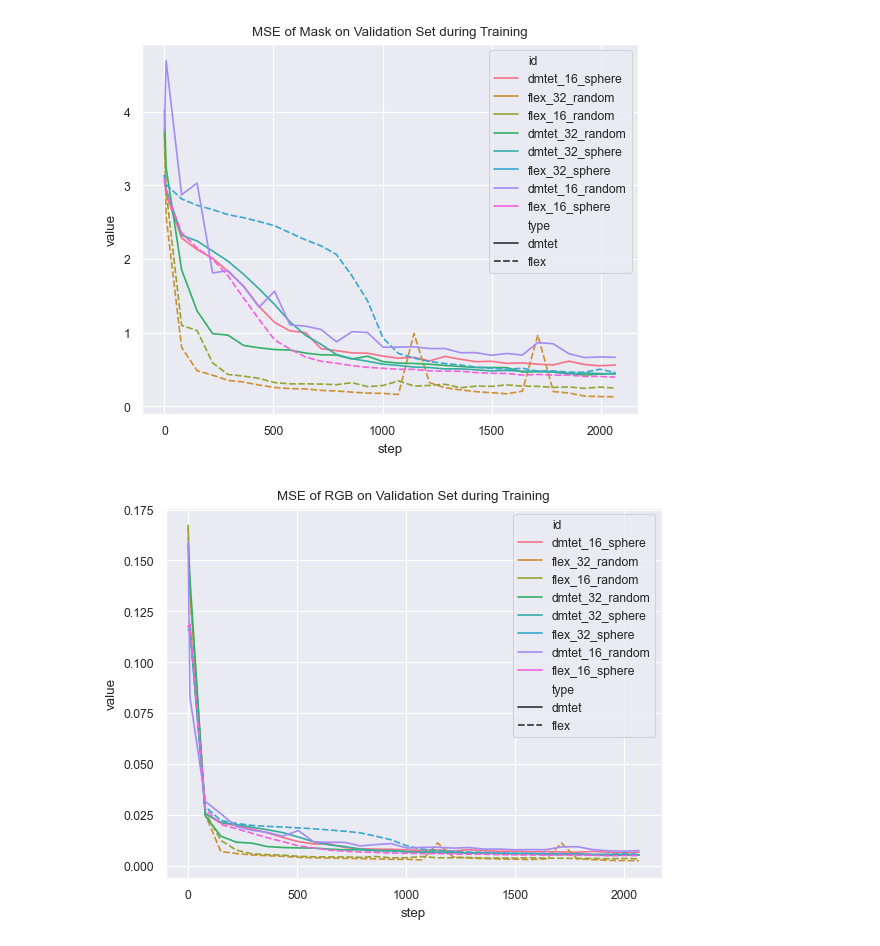
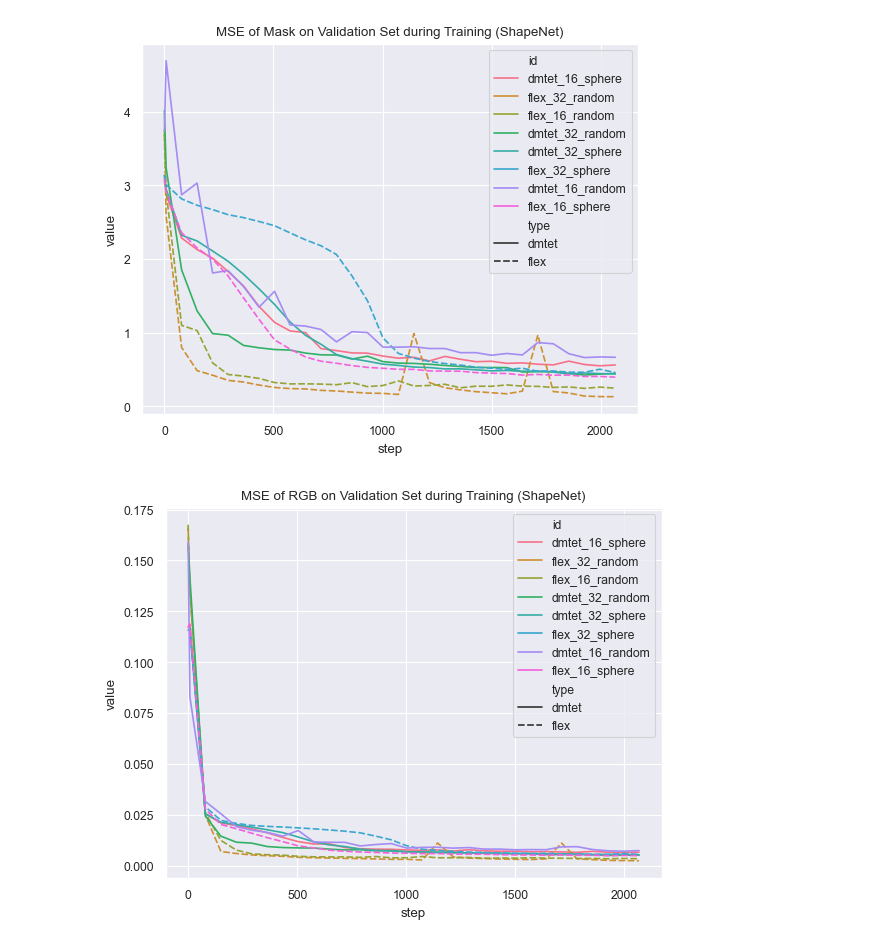
Before and after one commit to kataikko/dll2025project, a Jupyter notebook: plotting/plotting.ipynb, the cells around one changed output. Cells and saved outputs as stored; diff of their text form; code cells hidden in the pictures.

```diff
--- a/plotting/plotting.ipynb
+++ b/plotting/plotting.ipynb
@@ -102,12 +108,12 @@ plt.savefig(PLOT_DIR + "val_psnr" + ".png")
 # %%
 sns.lineplot(val_rec_mask_mse, x="step", y="value", hue="id", style="type")
-plt.title("MSE of Mask on Validation Set during Training")
+plt.title("MSE of Mask on Validation Set during Training (ShapeNet)")
 plt.savefig(PLOT_DIR + "val_rec_mask_mse" + ".png")
 # %% [output]
-[figure, old version]
+[figure, new version]
 # %%
 sns.lineplot(val_rec_rgb_mse, x="step", y="value", hue="id", style="type")
-plt.title("MSE of RGB on Validation Set during Training")
+plt.title("MSE of RGB on Validation Set during Training (ShapeNet)")
 plt.savefig(PLOT_DIR + "val_rec_rgb_mse" + ".png")
 # %% [output]
-[figure, old version]
+[figure, new version]
```
Also changed, not shown: parts of 12 cells of this notebook, 16 other files.
